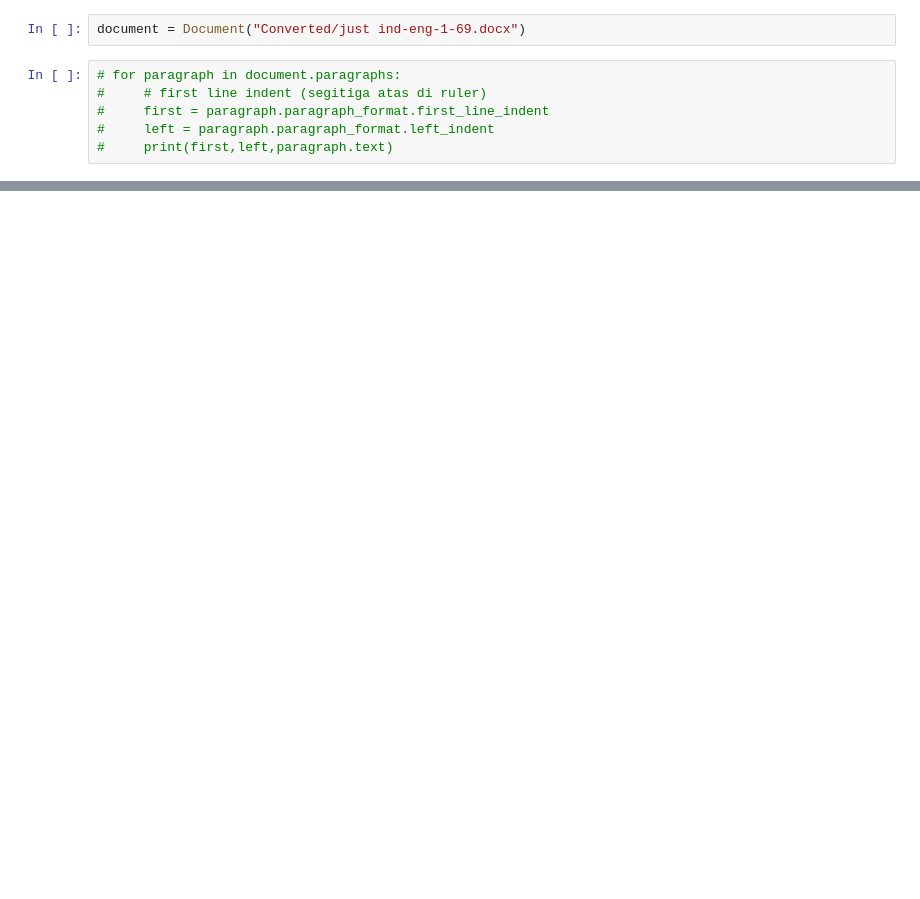
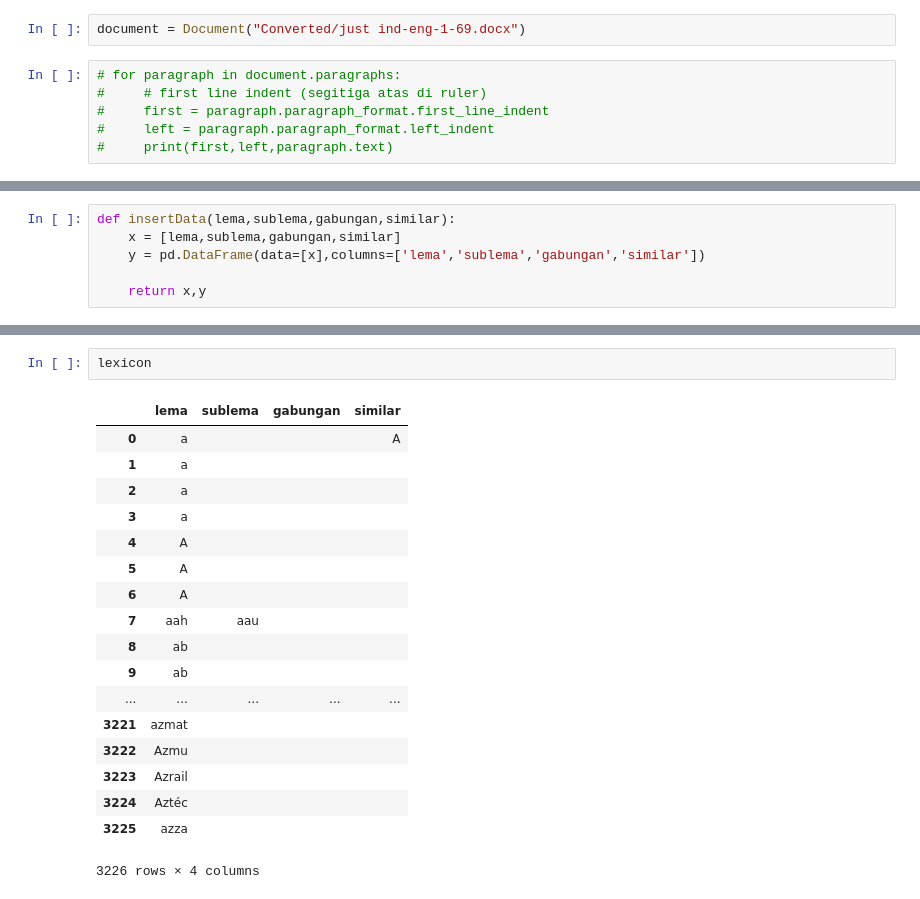
Before and after one commit to ahmadardiyan/convert-lexicon-nlp, a Jupyter notebook: convert-lexicon.ipynb, the cells around one changed output, grey strips where cells are left out. Saved outputs shown, nothing was run; the diff lists cells and outputs as text; blank space fills up the shorter version.

Commit message:
menampilkan data dalam dataframe

```diff
--- a/convert-lexicon.ipynb
+++ b/convert-lexicon.ipynb
@@ -12 +15,7 @@ document = Document("Converted/just ind-eng-1-69.docx")
+# %%
+def insertData(lema,sublema,gabungan,similar):
+    x = [lema,sublema,gabungan,similar]
+    y = pd.DataFrame(data=[x],columns=['lema','sublema','gabungan','similar'])
+
+    return x,y
 # %%
@@ -124,0 +150,21 @@ lema = azza
+# %%
+lexicon
+# %% [output]
+|  | lema | sublema | gabungan | similar |
+| 0 | a |  |  | A |
+| 1 | a |  |  |  |
+| 2 | a |  |  |  |
+| 3 | a |  |  |  |
+| 4 | A |  |  |  |
+| 5 | A |  |  |  |
+| 6 | A |  |  |  |
+| 7 | aah | aau |  |  |
+| 8 | ab |  |  |  |
+| 9 | ab |  |  |  |
+| ... | ... | ... | ... | ... |
+| 3221 | azmat |  |  |  |
+| 3222 | Azmu |  |  |  |
+| 3223 | Azrail |  |  |  |
+| 3224 | Aztéc |  |  |  |
+| 3225 | azza |  |  |  |
+3226 rows × 4 columns
```
Also changed, not shown: parts of 3 cells of this notebook.
